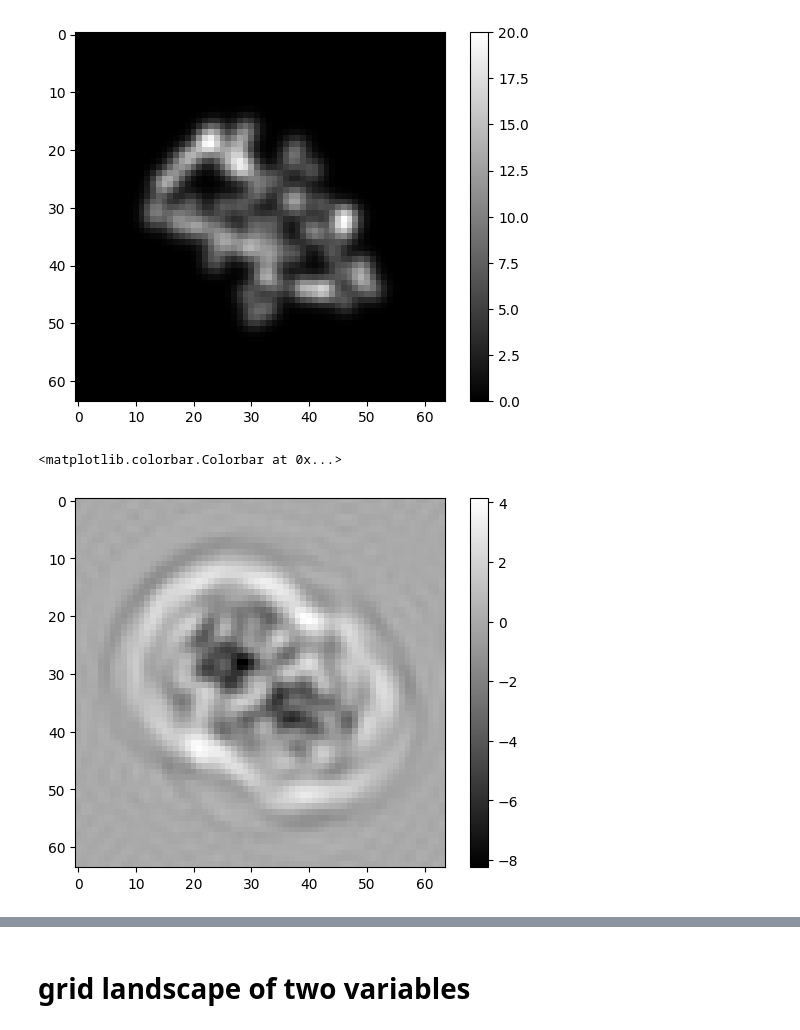
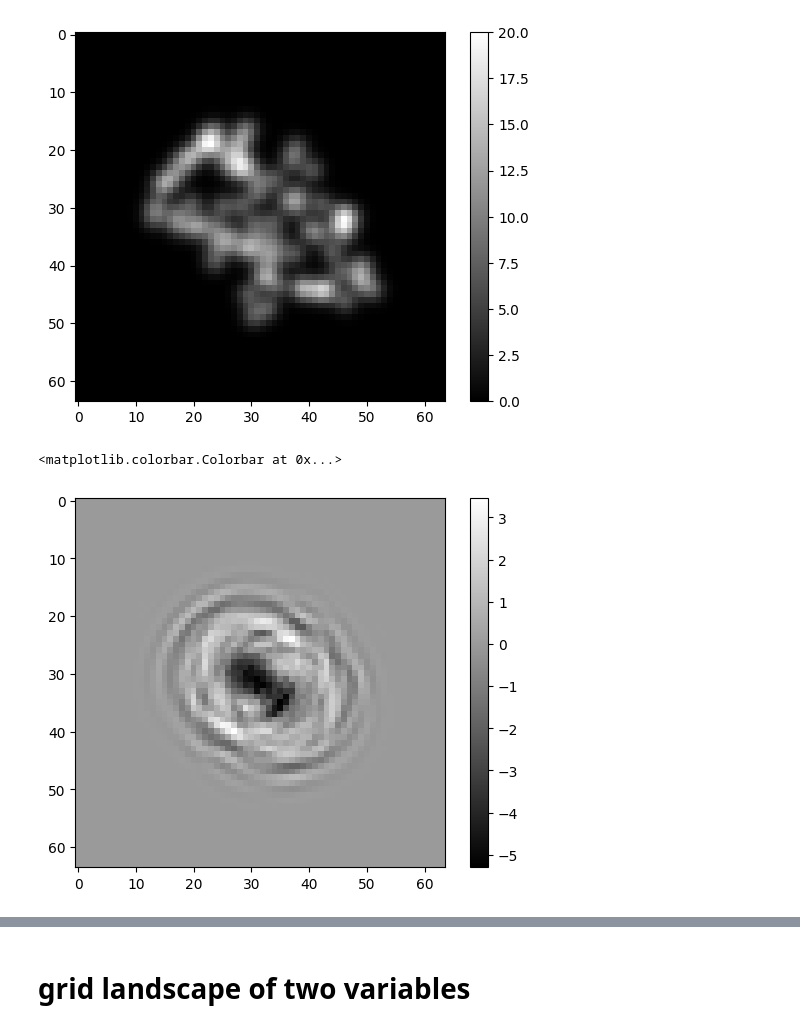
Before and after one commit to flatironinstitute/GOTO-SWAP, a Jupyter notebook: examples/cryojax_joint_optimization.ipynb, the cells around one changed output, grey strips where cells are left out. Cells and saved outputs as stored; diff of their text form; code cells hidden in the pictures.

```diff
--- a/examples/cryojax_joint_optimization.ipynb
+++ b/examples/cryojax_joint_optimization.ipynb
@@ -76,29 +60,29 @@ plt.colorbar()
 <matplotlib.colorbar.Colorbar at 0x...>
 [figure]
 # %%
-pixel_size, shape = 0.5, (64, 64)
-pad_options = dict(shape=(64, 64))
+pixel_size, shape = 1.0, (64, 64)
+pad_options = dict(shape=(128, 128))
 image_config = cxs.BasicImageConfig(
     shape, pixel_size, voltage_in_kilovolts=300.0, pad_options=pad_options
 )
 from cryojax.ndimage.operators import FourierGaussian
 amplitude, b_factor = 1.0, 10.0
 envelope = FourierGaussian(amplitude=amplitude, b_factor=b_factor)
 transfer_theory = cxs.ContrastTransferTheory(
-        cxs.AstigmaticCTF(defocus_in_angstroms=2000),
+        cxs.AstigmaticCTF(defocus_in_angstroms=3000),
         envelope=envelope,
     )
 image_model = cxs.make_image_model(
     gaussian_volume,
     image_config,
     pose=cxs.QuaternionPose(),
     transfer_theory=transfer_theory,
 
 )
 plt.imshow(image_model.simulate(), cmap='gray')
 plt.colorbar()
 # %% [output]
 <matplotlib.colorbar.Colorbar at 0x...>
-[figure, old version]
+[figure, new version]
 # %%
 
```
Also changed, not shown: parts of 14 cells of this notebook, 2 other files.
